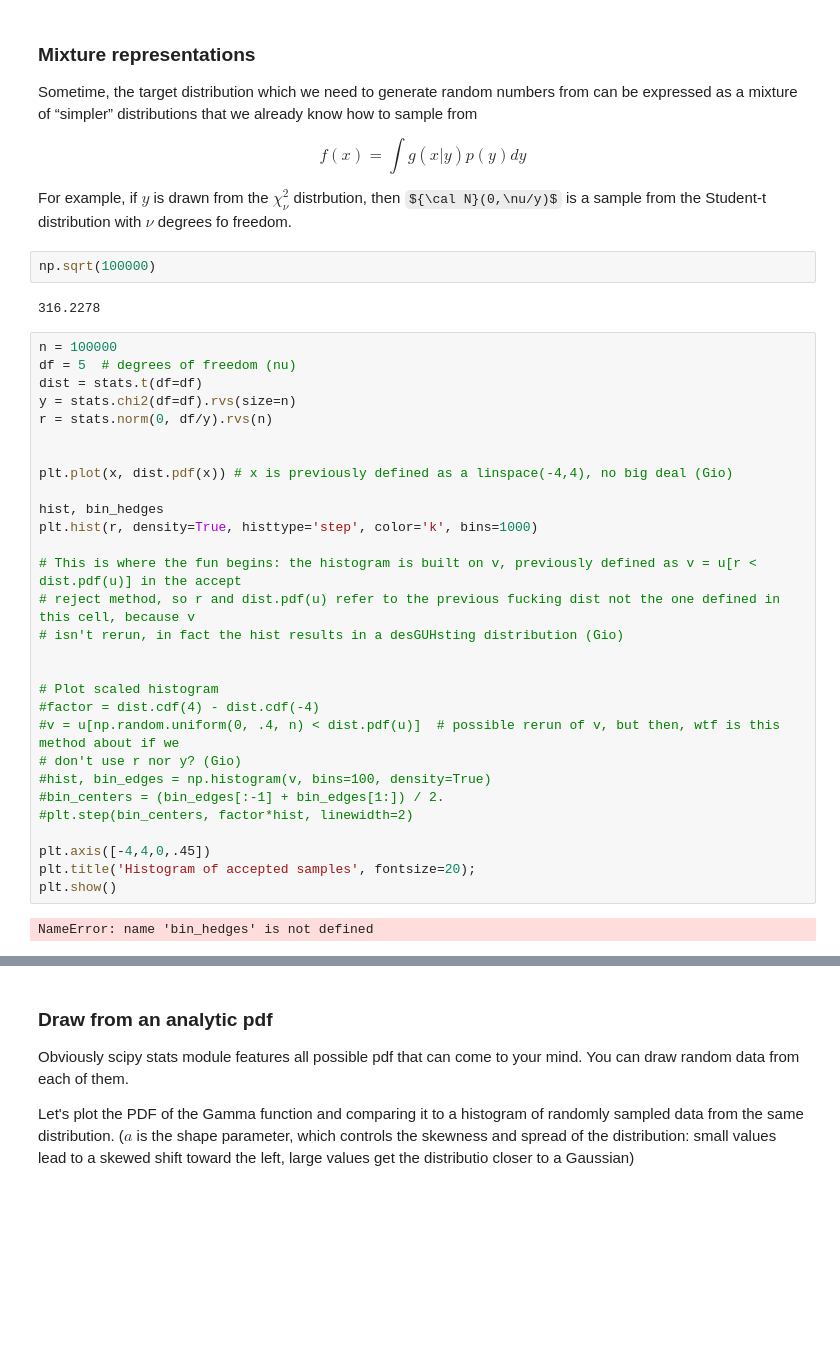
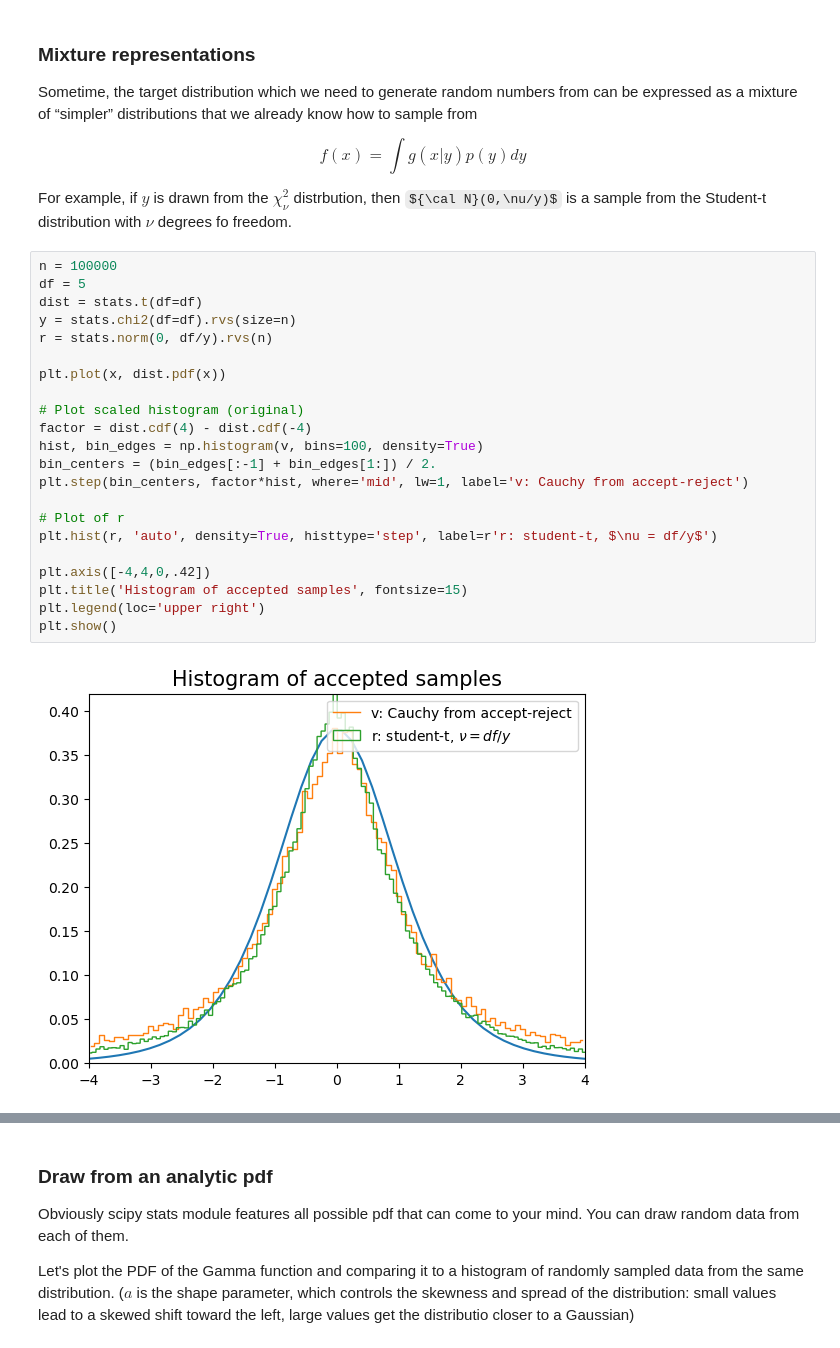
Before and after one commit to GioMai24/LaboratoryOfComputationalPhysics_Y7, a Jupyter notebook: Lab_10/10_MonteCarlo.ipynb, the cells around one changed output, grey strips where cells are left out. Saved outputs shown, nothing was run; the diff lists cells and outputs as text; some formulas as TeX source; blank space fills up the shorter version.

```diff
--- a/Lab_10/10_MonteCarlo.ipynb
+++ b/Lab_10/10_MonteCarlo.ipynb
@@ -516,38 +516,27 @@ f(x)=\int g(x|y)p(y)dy
 $$
 
 For example, if $y$ is drawn from the $\chi^2_\nu$ distrbution, then ${\cal N}(0,\nu/y)$ is a sample from the Student-t distribution with $\nu$ degrees fo freedom.
-# %%
-np.sqrt(100000)
-# %% [output]
-316.2278
 # %%
 n = 100000
-df = 5  # degrees of freedom (nu)
+df = 5
 dist = stats.t(df=df)
 y = stats.chi2(df=df).rvs(size=n)
 r = stats.norm(0, df/y).rvs(n)
 
+plt.plot(x, dist.pdf(x))
 
-plt.plot(x, dist.pdf(x)) # x is previously defined as a linspace(-4,4), no big deal (Gio)
+# Plot scaled histogram (original)
+factor = dist.cdf(4) - dist.cdf(-4)
+hist, bin_edges = np.histogram(v, bins=100, density=True)
+bin_centers = (bin_edges[:-1] + bin_edges[1:]) / 2.
+plt.step(bin_centers, factor*hist, where='mid', lw=1, label='v: Cauchy from accept-reject')
 
-hist, bin_hedges
-plt.hist(r, density=True, histtype='step', color='k', bins=1000)
+# Plot of r
+plt.hist(r, 'auto', density=True, histtype='step', label=r'r: student-t, $\nu = df/y$')
 
-# This is where the fun begins: the histogram is built on v, previously defined as v = u[r < dist.pdf(u)] in the accept
-# reject method, so r and dist.pdf(u) refer to the previous fucking dist not the one defined in this cell, because v
-# isn't rerun, in fact the hist results in a desGUHsting distribution (Gio)
-
-
-# Plot scaled histogram
-#factor = dist.cdf(4) - dist.cdf(-4)
-#v = u[np.random.uniform(0, .4, n) < dist.pdf(u)]  # possible rerun of v, but then, wtf is this method about if we
-# don't use r nor y? (Gio)
-#hist, bin_edges = np.histogram(v, bins=100, density=True)
-#bin_centers = (bin_edges[:-1] + bin_edges[1:]) / 2.
-#plt.step(bin_centers, factor*hist, linewidth=2)
-
-plt.axis([-4,4,0,.45])
-plt.title('Histogram of accepted samples', fontsize=20);
+plt.axis([-4,4,0,.42])
+plt.title('Histogram of accepted samples', fontsize=15)
+plt.legend(loc='upper right')
 plt.show()
 # %% [output]
-NameError: name 'bin_hedges' is not defined
+[figure, added]
```
Also changed, not shown: parts of 9 cells of this notebook, 1 other file.
